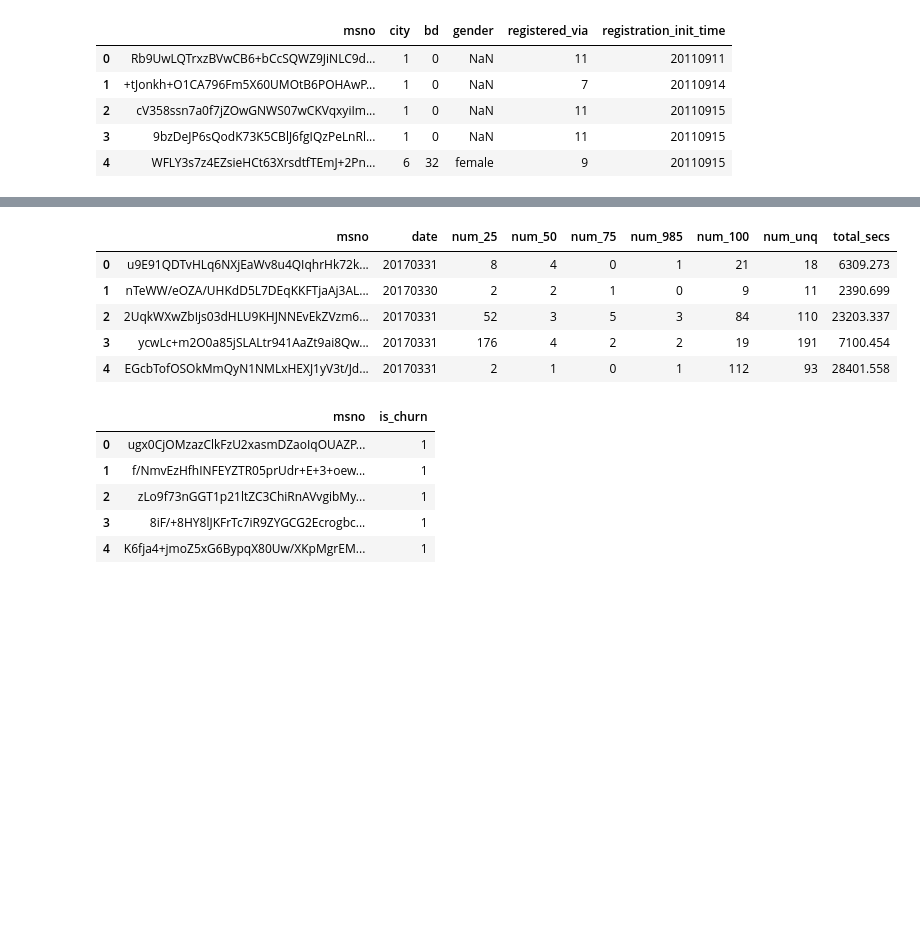
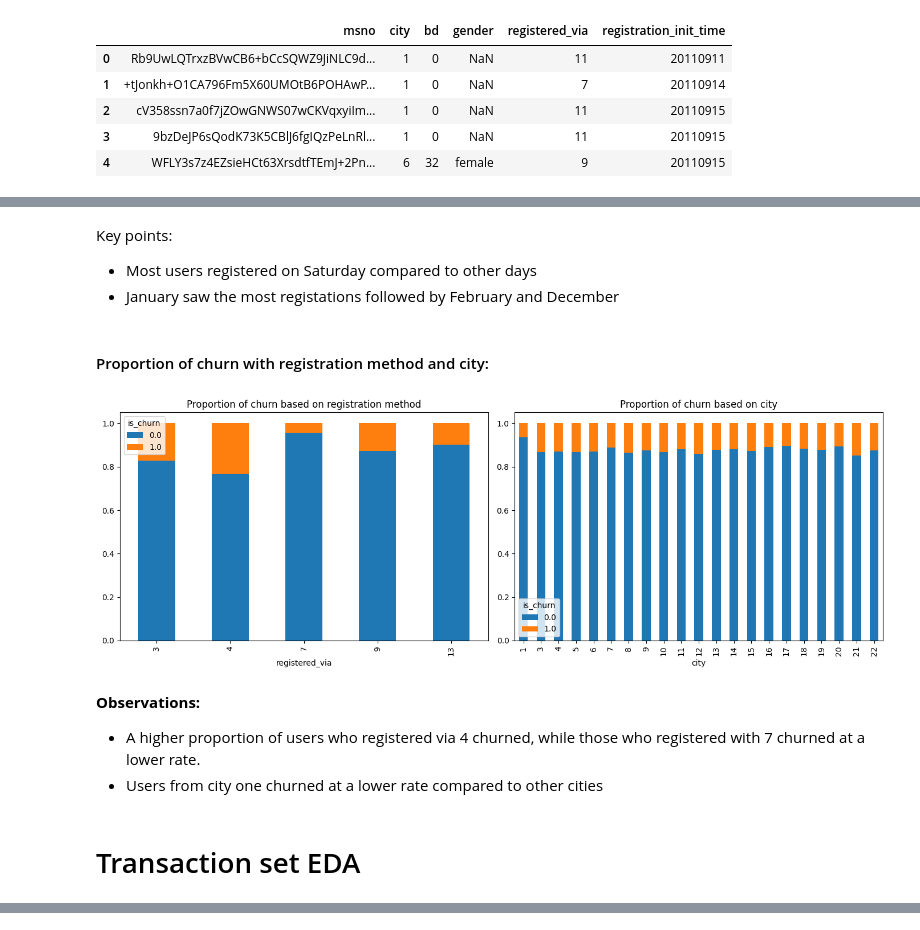
Before and after one commit to JamieVo890/KKBOX-Churn-Prediction, a Jupyter notebook: Notebooks/EDA.ipynb, the cells around one changed output, grey strips where cells are left out. Saved outputs shown, nothing was run; the diff lists cells and outputs as text; code cells hidden in the pictures; blank space fills up the shorter version.

```diff
--- a/Notebooks/EDA.ipynb
+++ b/Notebooks/EDA.ipynb
@@ -26,3 +195,32 @@ members_df.head()
+# %% [markdown]
+Key points:
+- Most users registered on Saturday compared to other days
+- January saw the most registations followed by February and December
+# %% [markdown]
+#### Proportion of churn with registration method and city:
+# %%
+plt.figure(figsize=(14,5))
+
+ax1 = plt.subplot(1,2,1)
+ax1.title.set_text('Proportion of churn based on registration method')
+churn_proportions_register = members_df_churn.groupby('registered_via')['is_churn'].value_counts(normalize=True).unstack()
+churn_proportions_register.plot(kind='bar', stacked=True, color=['#1f77b4', '#ff7f0e'], ax=ax1)
+
+ax2 = plt.subplot(1,2,2)
+ax2.title.set_text('Proportion of churn based on city')
+churn_proportions_city = members_df_churn.groupby('city')['is_churn'].value_counts(normalize=True).unstack()
+churn_proportions_city.plot(kind='bar', stacked=True, color=['#1f77b4', '#ff7f0e'], ax=ax2)
+
+plt.tight_layout()
+plt.show()
+# %% [output]
+[figure, added]
+# %% [markdown]
+<b>Observations:</b>
+- A higher proportion of users who registered via 4 churned, while those who registered with 7 churned at a lower rate.
+- Users from city one churned at a lower rate compared to other cities
+# %% [markdown]
+# Transaction set EDA
 # %%
 transactions_df.head()
 # %% [output]
@@ -32,21 +230,3 @@ transactions_df.head()
 | 2 | +/GXNtXWQVfKrEDqYAzcSw2xSPYMKWNj2... | 36 | 30 | 180 | 180 | 1 | ... |
 | 3 | +/w1UrZwyka4C9oNH3+Q8fUf3fD8R3EwW... | 36 | 30 | 180 | 180 | 1 | ... |
 | 4 | +00PGzKTYqtnb65mPKPyeHXcZEwqiEzkt... | 41 | 30 | 99 | 99 | 1 | ... |
-# %%
-user_logs_df.head()
-# %% [output]
-|  | msno | date | num_25 | num_50 | num_75 | num_985 | num_100 | num_unq | total_secs |
-| 0 | u9E91QDTvHLq6NXjEaWv8u4QIqhrHk72k... | 20170331 | 8 | 4 | 0 | 1 | 21 | 18 | 6309.273 |
-| 1 | nTeWW/eOZA/UHKdD5L7DEqKKFTjaAj3AL... | 20170330 | 2 | 2 | 1 | 0 | 9 | 11 | 2390.699 |
-| 2 | 2UqkWXwZbIjs03dHLU9KHJNNEvEkZVzm6... | 20170331 | 52 | 3 | 5 | 3 | 84 | 110 | 23203.337 |
-| 3 | ycwLc+m2O0a85jSLALtr941AaZt9ai8Qw... | 20170331 | 176 | 4 | 2 | 2 | 19 | 191 | 7100.454 |
-| 4 | EGcbTofOSOkMmQyN1NMLxHEXJ1yV3t/Jd... | 20170331 | 2 | 1 | 0 | 1 | 112 | 93 | 28401.558 |
-# %%
-train_df.head()
-# %% [output]
-|  | msno | is_churn |
-| 0 | ugx0CjOMzazClkFzU2xasmDZaoIqOUAZP... | 1 |
-| 1 | f/NmvEzHfhINFEYZTR05prUdr+E+3+oew... | 1 |
-| 2 | zLo9f73nGGT1p21ltZC3ChiRnAVvgibMy... | 1 |
-| 3 | 8iF/+8HY8lJKFrTc7iR9ZYGCG2Ecrogbc... | 1 |
-| 4 | K6fja4+jmoZ5xG6BypqX80Uw/XKpMgrEM... | 1 |
```
Also changed, not shown: parts of 32 cells of this notebook.
